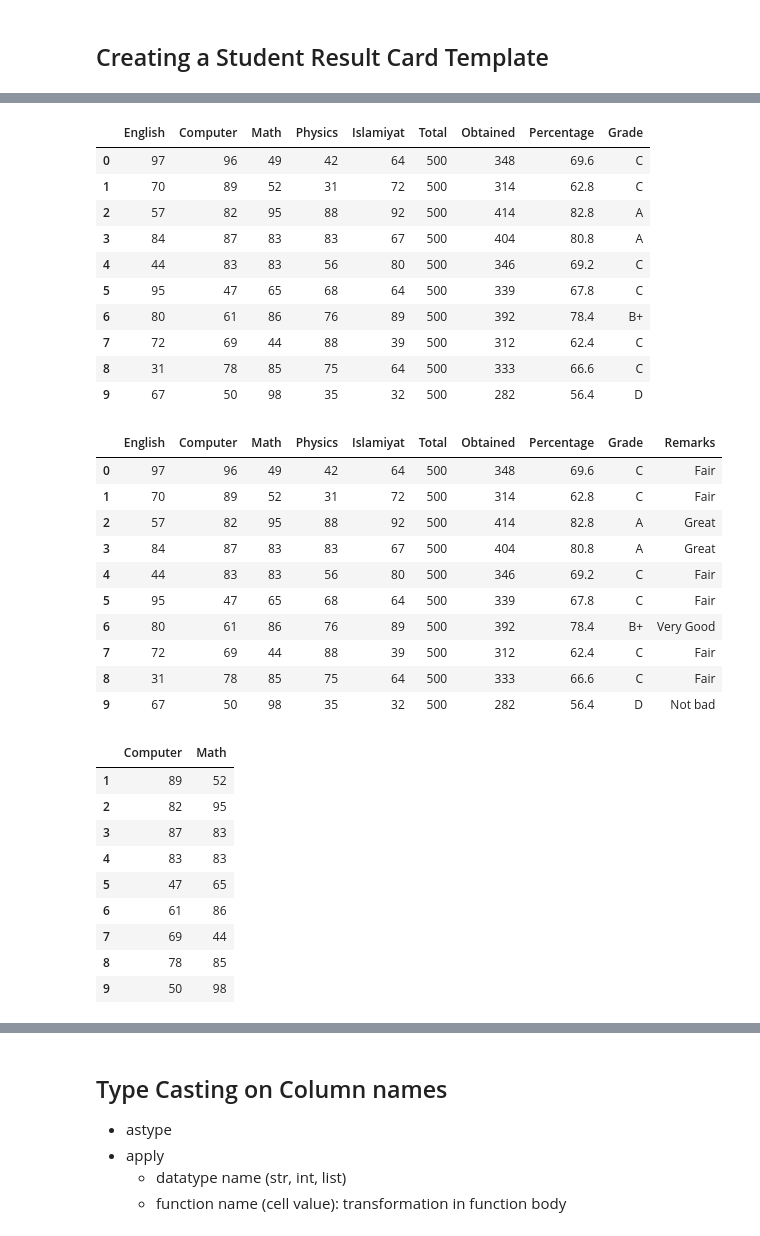
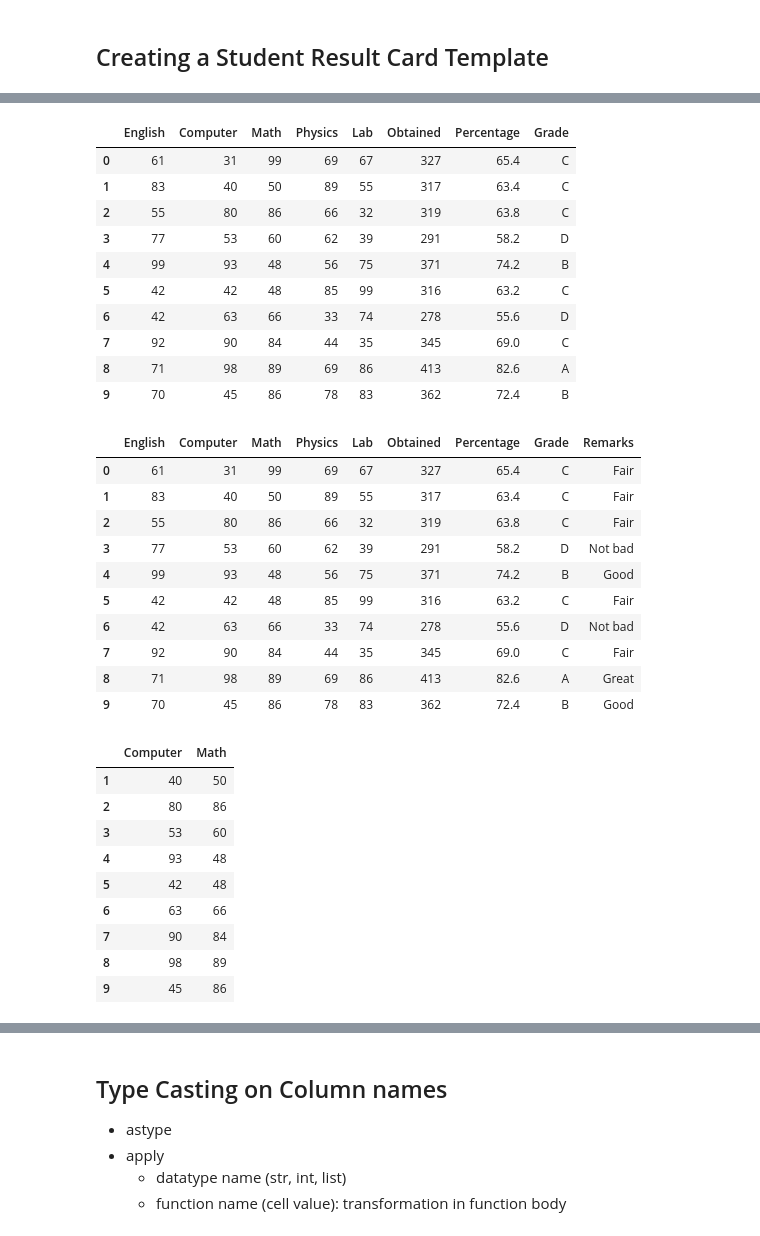
Before and after one commit to Sarmad426/Python, a Jupyter notebook: 9-Pandas/2-table-operations.ipynb, the cells around one changed output, grey strips where cells are left out. Drawn from its saved outputs; the diff is of its cells as text; code cells hidden in the pictures.

```diff
--- a/9-Pandas/2-table-operations.ipynb
+++ b/9-Pandas/2-table-operations.ipynb
@@ -340,7 +340,7 @@ TOTAL: int = 10
 scores: NDArray[Shape[str(TOTAL) + "5"], Int64] = np.random.randint(30, 100, (TOTAL, 5))
 
 result_card: pd.DataFrame = pd.DataFrame(
-    scores, columns=["English", "Computer", "Math", "Physics", "Islamiyat"]
+    scores, columns=["English", "Computer", "Math", "Physics", "Lab"]
 )
 result_card
 # %% [output]
@@ -358,13 +358,11 @@ result_card
 # %%
-# Adding a Total and Obtained Column
-
-result_card["Total"] = 500
+# Adding Obtained Column
 
 
 result_card["Obtained"] = (
     result_card["English"]
     + result_card["Computer"]
-    + result_card["Islamiyat"]
+    + result_card["Lab"]
     + result_card["Math"]
     + result_card["Physics"]
 )
@@ -385,7 +383,8 @@ result_card
 # %%
 # Creating a Grade Column
+TOTAL = 500
 
-result_card["Percentage"] = (result_card["Obtained"] / result_card["Total"]) * 100
+result_card["Percentage"] = (result_card["Obtained"] / TOTAL) * 100
 
 result_card
 # %% [output]
@@ -405,6 +404,9 @@ result_card
 
 
 def grade(score: float) -> str:
+    """
+    Returns grade based on marks
+    """
     if score > 90:
         return "A+"
     if score > 80:
@@ -428,46 +430,46 @@ result_card["Grade"] = result_card["Percentage"].apply(grade)
 
 result_card
 # %% [output]
-|  | English | Computer | Math | Physics | Islamiyat | Total | Obtained | Percentage | Grade |
-| 0 | 97 | 96 | 49 | 42 | 64 | 500 | 348 | 69.6 | C |
-| 1 | 70 | 89 | 52 | 31 | 72 | 500 | 314 | 62.8 | C |
-| 2 | 57 | 82 | 95 | 88 | 92 | 500 | 414 | 82.8 | A |
-| 3 | 84 | 87 | 83 | 83 | 67 | 500 | 404 | 80.8 | A |
-| 4 | 44 | 83 | 83 | 56 | 80 | 500 | 346 | 69.2 | C |
-| 5 | 95 | 47 | 65 | 68 | 64 | 500 | 339 | 67.8 | C |
-| 6 | 80 | 61 | 86 | 76 | 89 | 500 | 392 | 78.4 | B+ |
-| 7 | 72 | 69 | 44 | 88 | 39 | 500 | 312 | 62.4 | C |
-| 8 | 31 | 78 | 85 | 75 | 64 | 500 | 333 | 66.6 | C |
-| 9 | 67 | 50 | 98 | 35 | 32 | 500 | 282 | 56.4 | D |
+|  | English | Computer | Math | Physics | Lab | Obtained | Percentage | Grade |
+| 0 | 61 | 31 | 99 | 69 | 67 | 327 | 65.4 | C |
+| 1 | 83 | 40 | 50 | 89 | 55 | 317 | 63.4 | C |
+| 2 | 55 | 80 | 86 | 66 | 32 | 319 | 63.8 | C |
+| 3 | 77 | 53 | 60 | 62 | 39 | 291 | 58.2 | D |
+| 4 | 99 | 93 | 48 | 56 | 75 | 371 | 74.2 | B |
+| 5 | 42 | 42 | 48 | 85 | 99 | 316 | 63.2 | C |
+| 6 | 42 | 63 | 66 | 33 | 74 | 278 | 55.6 | D |
+| 7 | 92 | 90 | 84 | 44 | 35 | 345 | 69.0 | C |
+| 8 | 71 | 98 | 89 | 69 | 86 | 413 | 82.6 | A |
+| 9 | 70 | 45 | 86 | 78 | 83 | 362 | 72.4 | B |
 # %%
 # Adding Remarks using a dictionary
 
 remarks: dict[str, str] = {
     "A+": "Excellent",
     "A": "Great",
     "B+": "Very Good",
     "B": "Good",
     "C": "Fair",
     "D": "Not bad",
     "E": "Poor",
     "F": "Fail",
 }
 
-result_card["Remarks"] = result_card.Grade.map(remarks)
+result_card["Remarks"] = result_card['Grade'].map(remarks)
 
 result_card
 # %% [output]
-|  | English | Computer | Math | Physics | Islamiyat | Total | Obtained | Percentage | Grade | Remarks |
-| 0 | 97 | 96 | 49 | 42 | 64 | 500 | 348 | 69.6 | C | Fair |
-| 1 | 70 | 89 | 52 | 31 | 72 | 500 | 314 | 62.8 | C | Fair |
-| 2 | 57 | 82 | 95 | 88 | 92 | 500 | 414 | 82.8 | A | Great |
-| 3 | 84 | 87 | 83 | 83 | 67 | 500 | 404 | 80.8 | A | Great |
-| 4 | 44 | 83 | 83 | 56 | 80 | 500 | 346 | 69.2 | C | Fair |
-| 5 | 95 | 47 | 65 | 68 | 64 | 500 | 339 | 67.8 | C | Fair |
-| 6 | 80 | 61 | 86 | 76 | 89 | 500 | 392 | 78.4 | B+ | Very Good |
-| 7 | 72 | 69 | 44 | 88 | 39 | 500 | 312 | 62.4 | C | Fair |
-| 8 | 31 | 78 | 85 | 75 | 64 | 500 | 333 | 66.6 | C | Fair |
-| 9 | 67 | 50 | 98 | 35 | 32 | 500 | 282 | 56.4 | D | Not bad |
+|  | English | Computer | Math | Physics | Lab | Obtained | Percentage | Grade | Remarks |
+| 0 | 61 | 31 | 99 | 69 | 67 | 327 | 65.4 | C | Fair |
+| 1 | 83 | 40 | 50 | 89 | 55 | 317 | 63.4 | C | Fair |
+| 2 | 55 | 80 | 86 | 66 | 32 | 319 | 63.8 | C | Fair |
+| 3 | 77 | 53 | 60 | 62 | 39 | 291 | 58.2 | D | Not bad |
+| 4 | 99 | 93 | 48 | 56 | 75 | 371 | 74.2 | B | Good |
+| 5 | 42 | 42 | 48 | 85 | 99 | 316 | 63.2 | C | Fair |
+| 6 | 42 | 63 | 66 | 33 | 74 | 278 | 55.6 | D | Not bad |
+| 7 | 92 | 90 | 84 | 44 | 35 | 345 | 69.0 | C | Fair |
+| 8 | 71 | 98 | 89 | 69 | 86 | 413 | 82.6 | A | Great |
+| 9 | 70 | 45 | 86 | 78 | 83 | 362 | 72.4 | B | Good |
 # %%
 # Converting to a CSV file
 
@@ -481,15 +483,15 @@ result_card.iloc[1:11, 1:3]
 # 1:3 are the columns
 # %% [output]
 |  | Computer | Math |
-| 1 | 89 | 52 |
-| 2 | 82 | 95 |
-| 3 | 87 | 83 |
-| 4 | 83 | 83 |
-| 5 | 47 | 65 |
-| 6 | 61 | 86 |
-| 7 | 69 | 44 |
-| 8 | 78 | 85 |
-| 9 | 50 | 98 |
+| 1 | 40 | 50 |
+| 2 | 80 | 86 |
+| 3 | 53 | 60 |
+| 4 | 93 | 48 |
+| 5 | 42 | 48 |
+| 6 | 63 | 66 |
+| 7 | 90 | 84 |
+| 8 | 98 | 89 |
+| 9 | 45 | 86 |
 # %%
 result_card.loc[1:11, "Computer":"Physics"]
 # %% [output]
```
Also changed, not shown: parts of 19 cells of this notebook.
